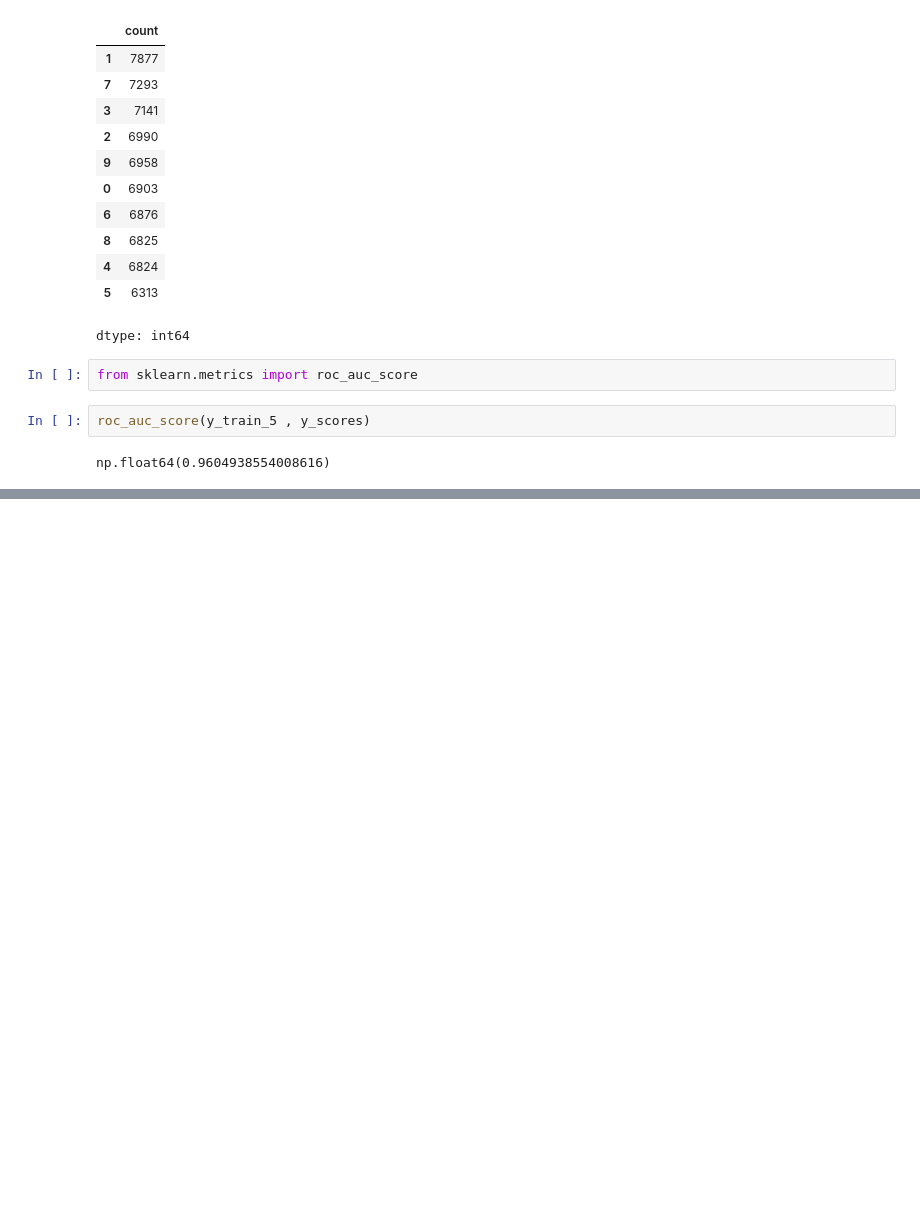
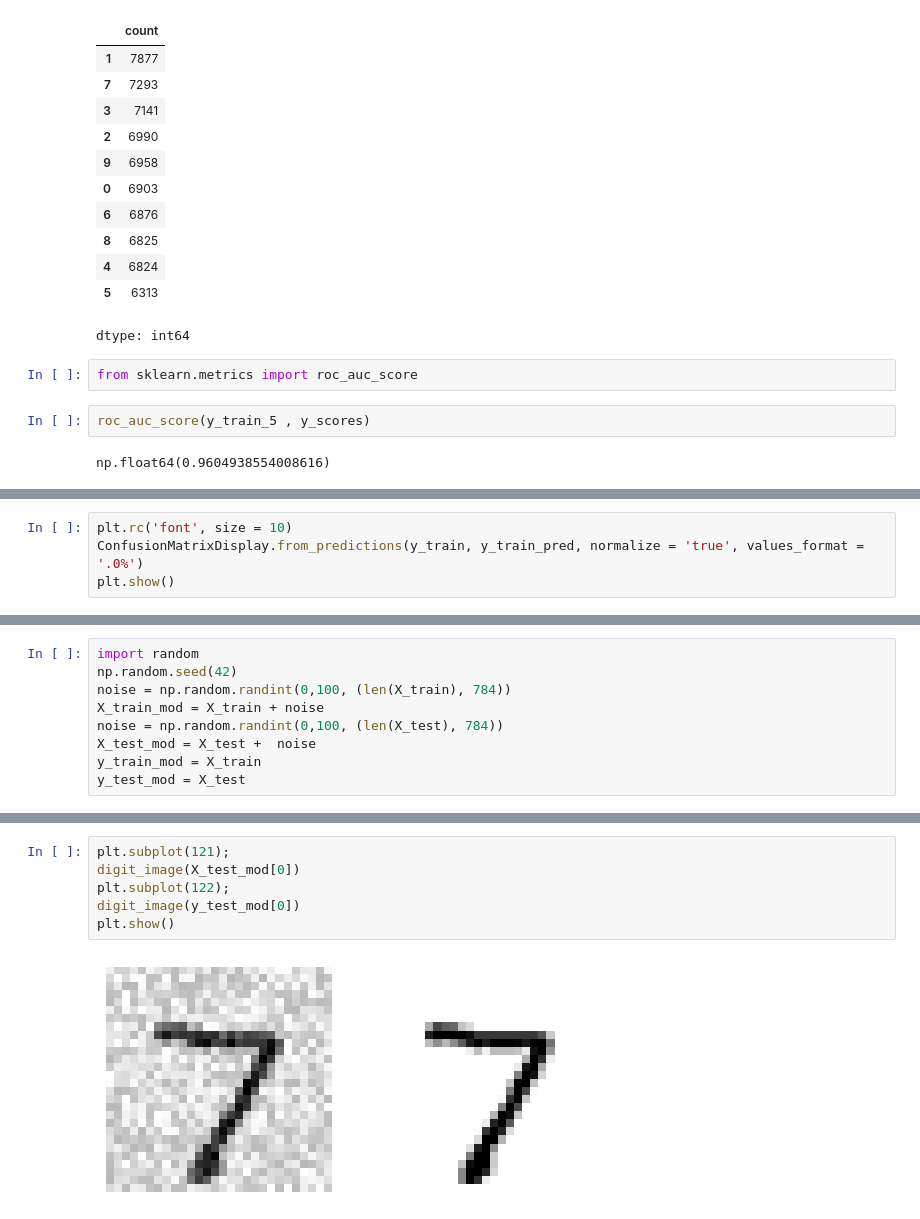
Before and after one commit to Adigozalovh/Machine-Learning, a Jupyter notebook: Classification101.ipynb, the cells around one changed output, grey strips where cells are left out. Cells and saved outputs as stored; diff of their text form; blank space fills up the shorter version.

```diff
--- a/Classification101.ipynb
+++ b/Classification101.ipynb
@@ -310,0 +447,4 @@ np.float64(0.9604938554008616)
+# %%
+plt.rc('font', size = 10)
+ConfusionMatrixDisplay.from_predictions(y_train, y_train_pred, normalize = 'true', values_format = '.0%')
+plt.show()
@@ -310,0 +482,9 @@ np.float64(0.9604938554008616)
+# %%
+import random
+np.random.seed(42)
+noise = np.random.randint(0,100, (len(X_train), 784))
+X_train_mod = X_train + noise
+noise = np.random.randint(0,100, (len(X_test), 784))
+X_test_mod = X_test +  noise
+y_train_mod = X_train
+y_test_mod = X_test
@@ -310,0 +511,8 @@ np.float64(0.9604938554008616)
+# %%
+plt.subplot(121);
+digit_image(X_test_mod[0])
+plt.subplot(122);
+digit_image(y_test_mod[0])
+plt.show()
+# %% [output]
+[figure, added]
```
Also changed, not shown: parts of 36 cells of this notebook.
